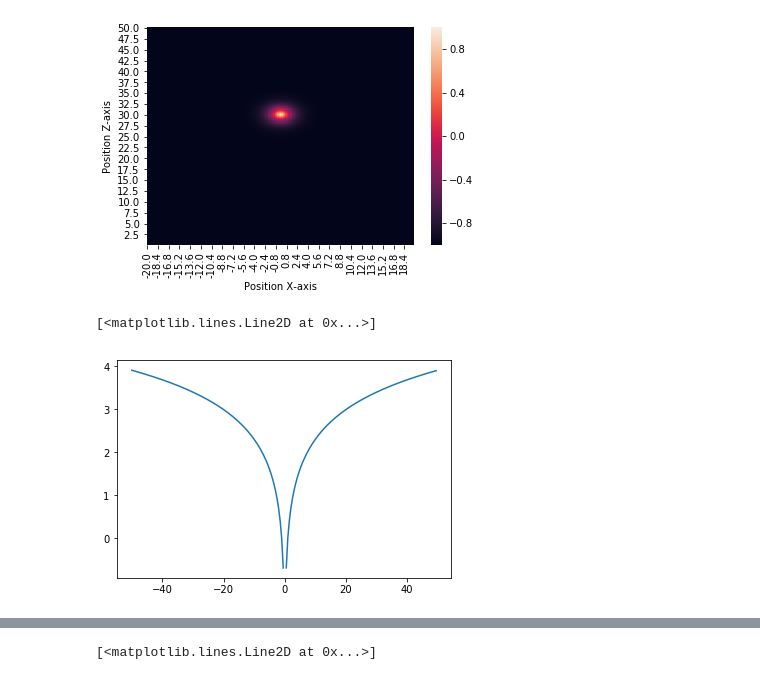
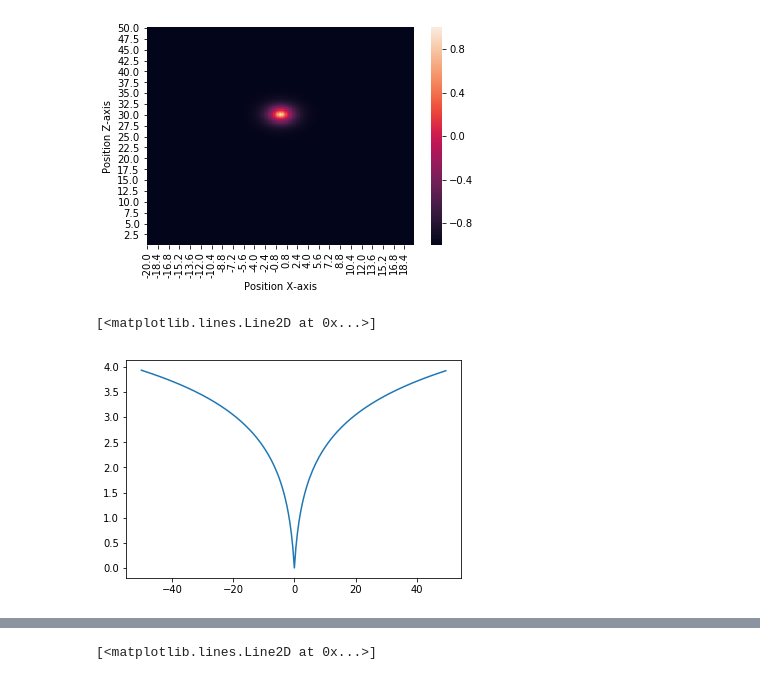
Before and after one commit to IvanBrasilico/RL-Quadcopter-2, a Jupyter notebook: Quadcopter_Project.ipynb, the cells around one changed output, grey strips where cells are left out. Cells and saved outputs as stored; diff of their text form; code cells hidden in the pictures.

```diff
--- a/Quadcopter_Project.ipynb
+++ b/Quadcopter_Project.ipynb
@@ -493,7 +493,7 @@ reward_heatmap(reward_function)
 # %% [output]
 [figure]
 # %%
-plt.plot(_x, np.log(abs(_x)))
+plt.plot(_x, np.log(abs(_x) + 1.))
 # %% [output]
 [<matplotlib.lines.Line2D at 0x...>]
-[figure, old version]
+[figure, new version]
```
Also changed, not shown: parts of 44 cells of this notebook, 2 other files.
